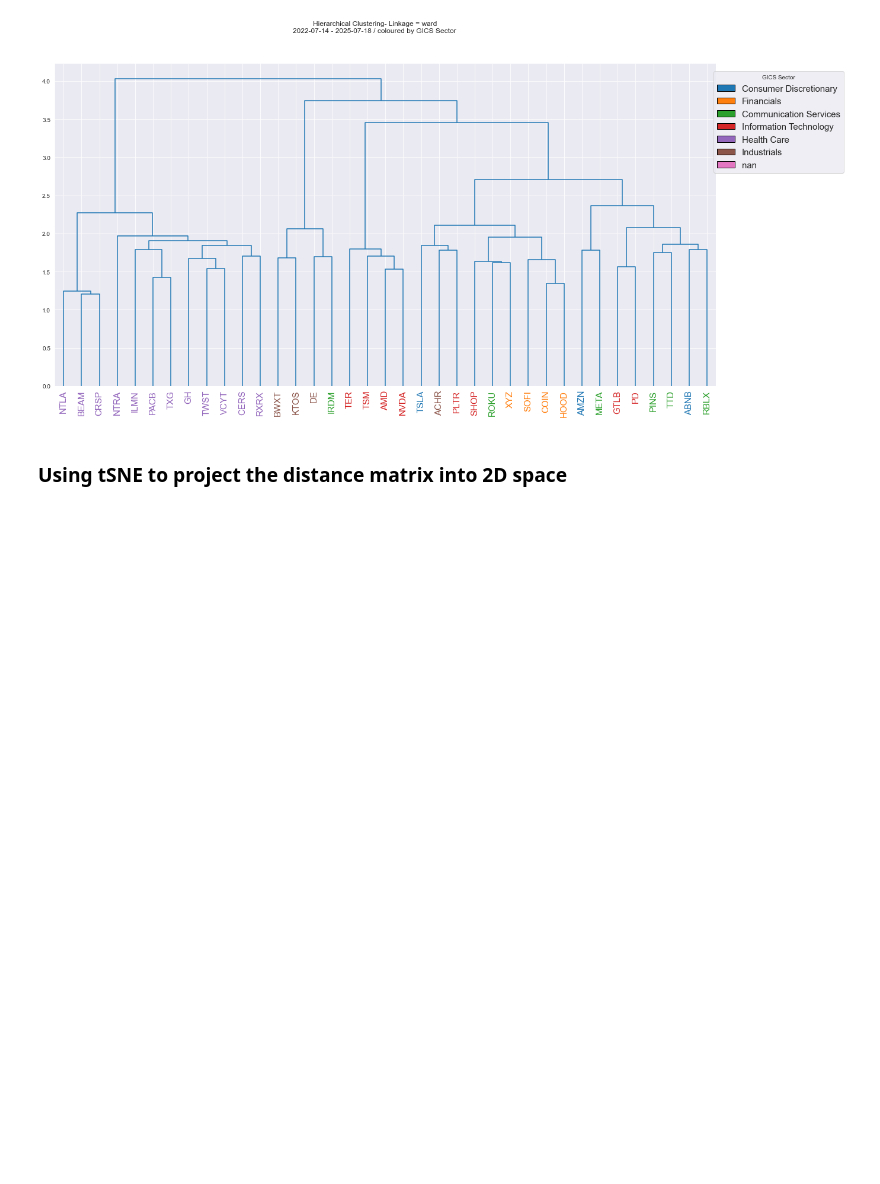
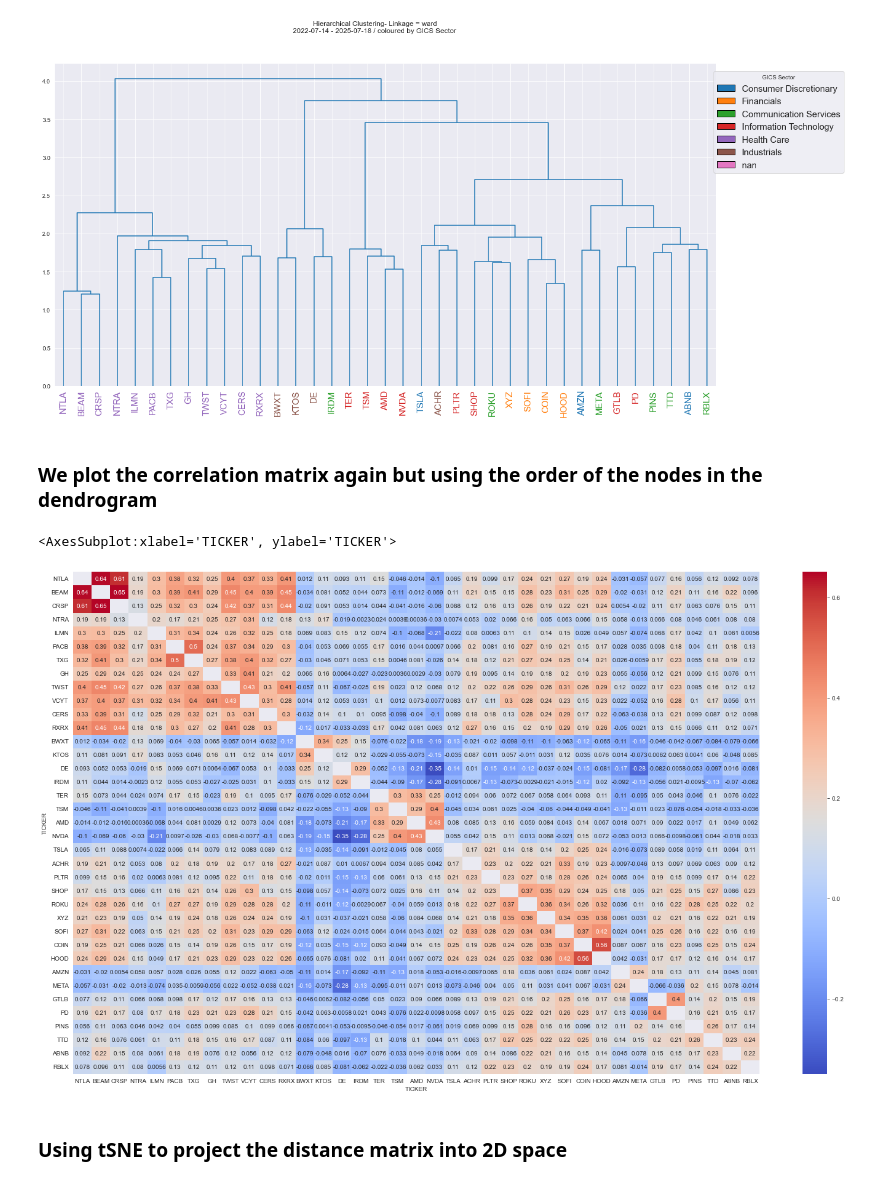
Before and after one commit to kenchan323/k_personal_projects, a Jupyter notebook: finance/risk_illustration/ark_snapshot_holdings.ipynb, the cells around one changed output. Saved outputs shown, nothing was run; the diff lists cells and outputs as text; code cells hidden in the pictures; blank space fills up the shorter version.

```diff
--- a/finance/risk_illustration/ark_snapshot_holdings.ipynb
+++ b/finance/risk_illustration/ark_snapshot_holdings.ipynb
@@ -155,7 +155,7 @@ colour_by = 'GICS Sector'
 #colour_by= 'GICS Industry Group'
 
 linkage_data = linkage(dist_mat.values, method=link_method)
-dendrogram(linkage_data, labels=dist_mat.index, leaf_rotation=90, leaf_font_size=15, color_threshold=0)
+dendro = dendrogram(linkage_data, labels=dist_mat.index, leaf_rotation=90, leaf_font_size=15, color_threshold=0)
 
 x_labels = plt.gca().get_xmajorticklabels()
 for lbl in x_labels:
@@ -171,6 +171,17 @@ plt.show()
 # %% [output]
 scipy.cluster: The symmetric non-negative hollow observation matrix looks suspiciously like an uncondensed distance matrix
 [figure]
+# %% [markdown]
+### We plot the correlation matrix again but using the order of the nodes in the dendrogram
+# %%
+plt.figure(figsize=(25, 15))
+node_order = dendro['ivl']
+rho_mat_ordered = rho_mat.loc[node_order, node_order]
+
+sns.heatmap(rho_mat_ordered.replace(1, np.nan), annot=True, cmap='coolwarm')
+# %% [output]
+<AxesSubplot:xlabel='TICKER', ylabel='TICKER'>
+[figure, added]
 # %% [markdown]
 ### Using tSNE to project the distance matrix into 2D space
 # %%
```
Also changed, not shown: parts of 10 cells of this notebook.
